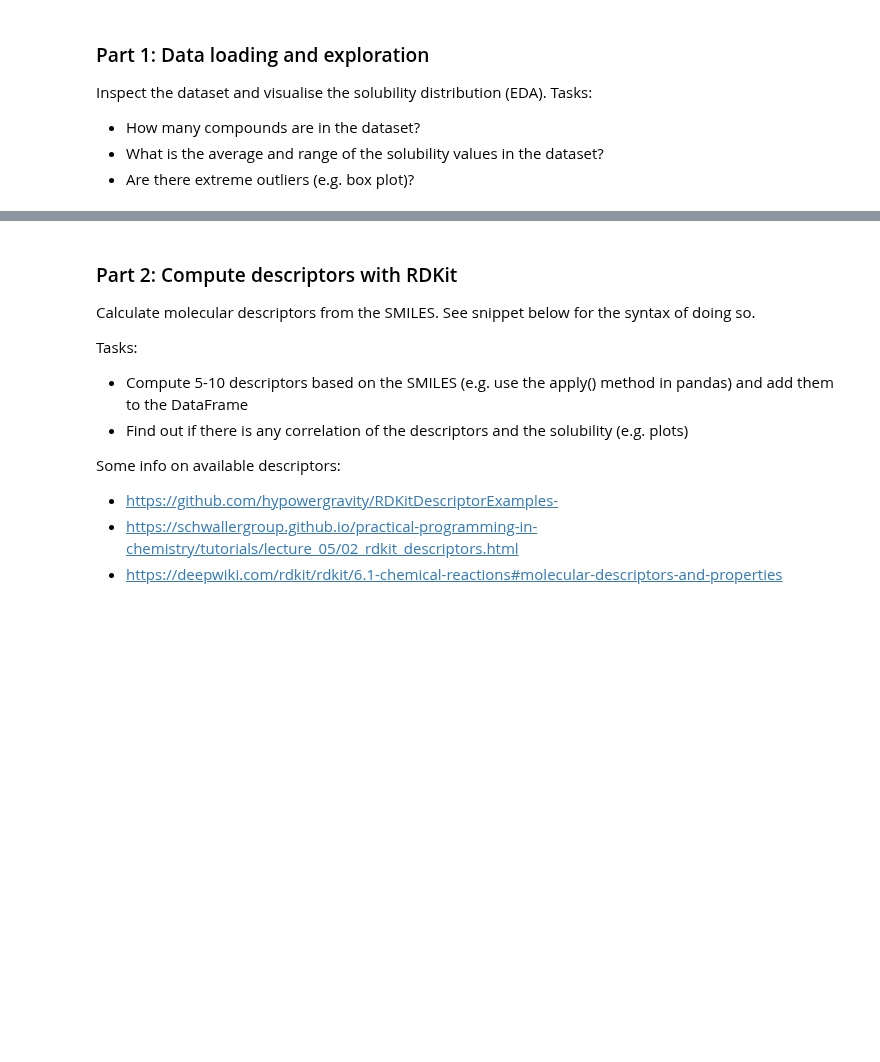
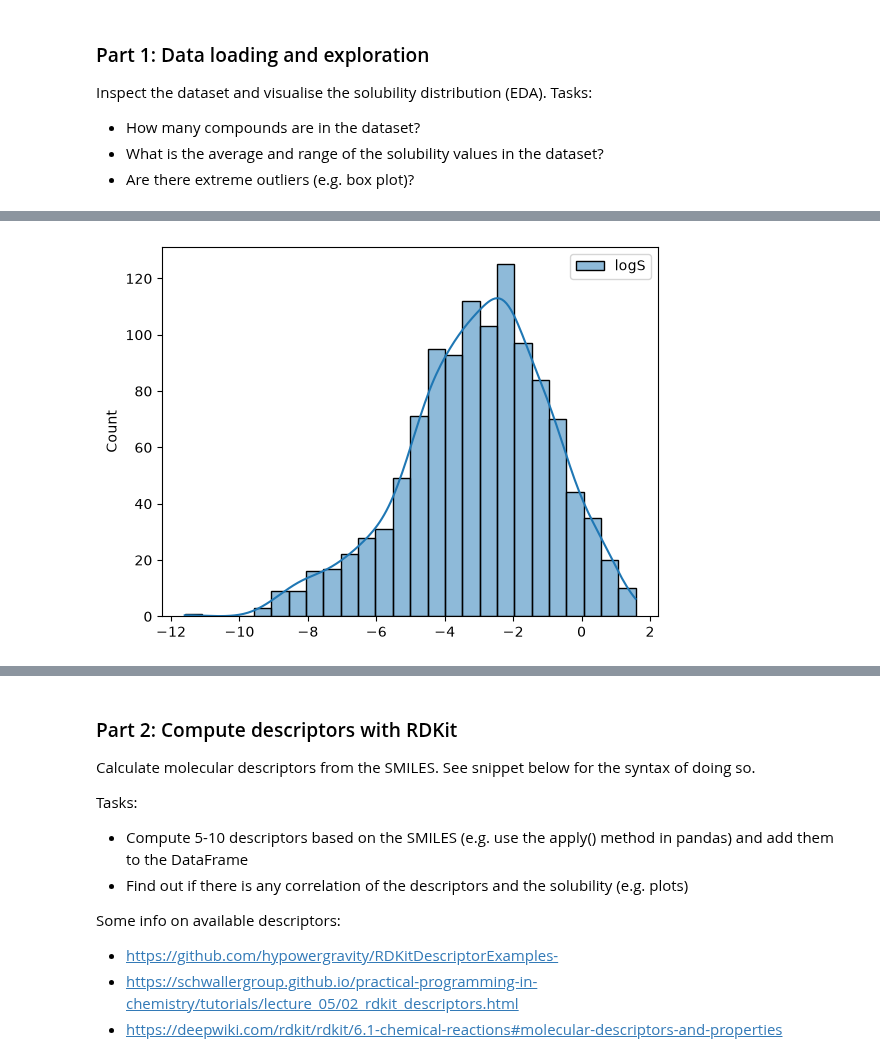
Before and after one commit to shiziyao/ChemicalDataScience103, a Jupyter notebook: lectures/session13/materials/RDKIt_Workshop.ipynb, the cells around one changed output, grey strips where cells are left out. Cells and saved outputs as stored; diff of their text form; code cells hidden in the pictures; blank space fills up the shorter version.

```diff
--- a/lectures/session13/materials/RDKIt_Workshop.ipynb
+++ b/lectures/session13/materials/RDKIt_Workshop.ipynb
@@ -18,0 +58,5 @@ df
+# %%
+sns.histplot(df, kde=True)
+plt.show()
+# %% [output]
+[figure, added]
```
Also changed, not shown: parts of 12 cells of this notebook, 1 other file.
